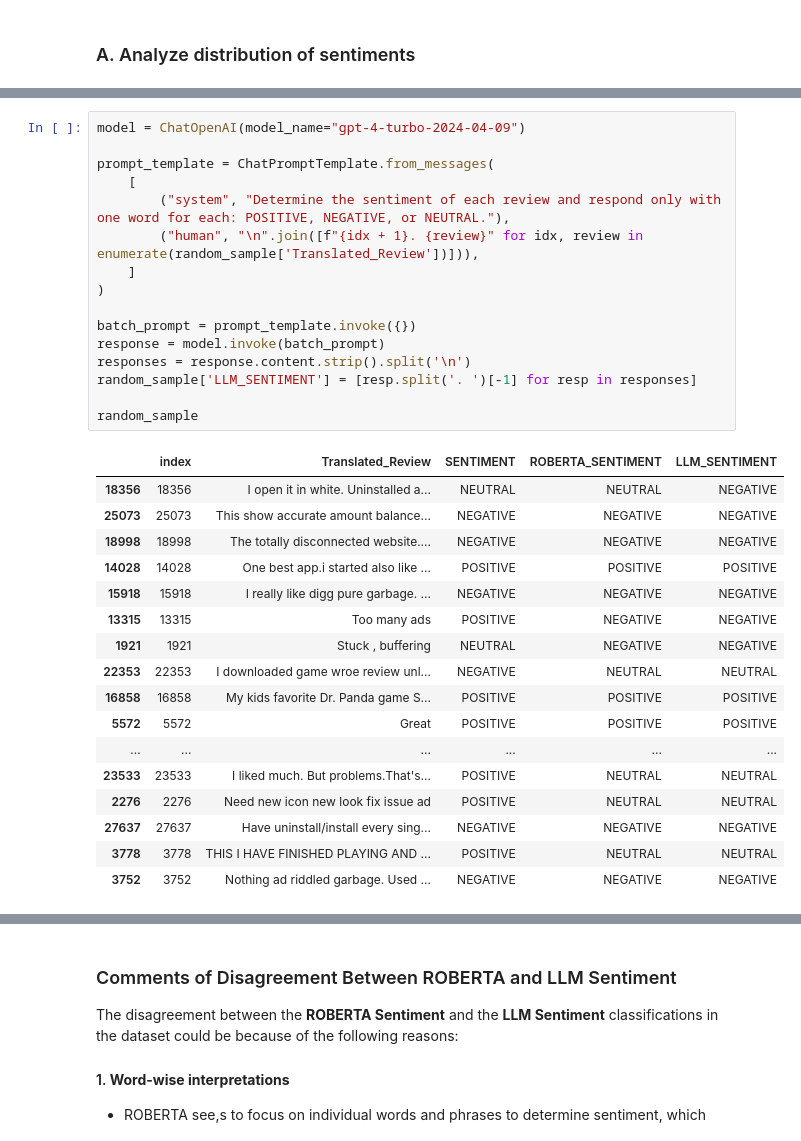
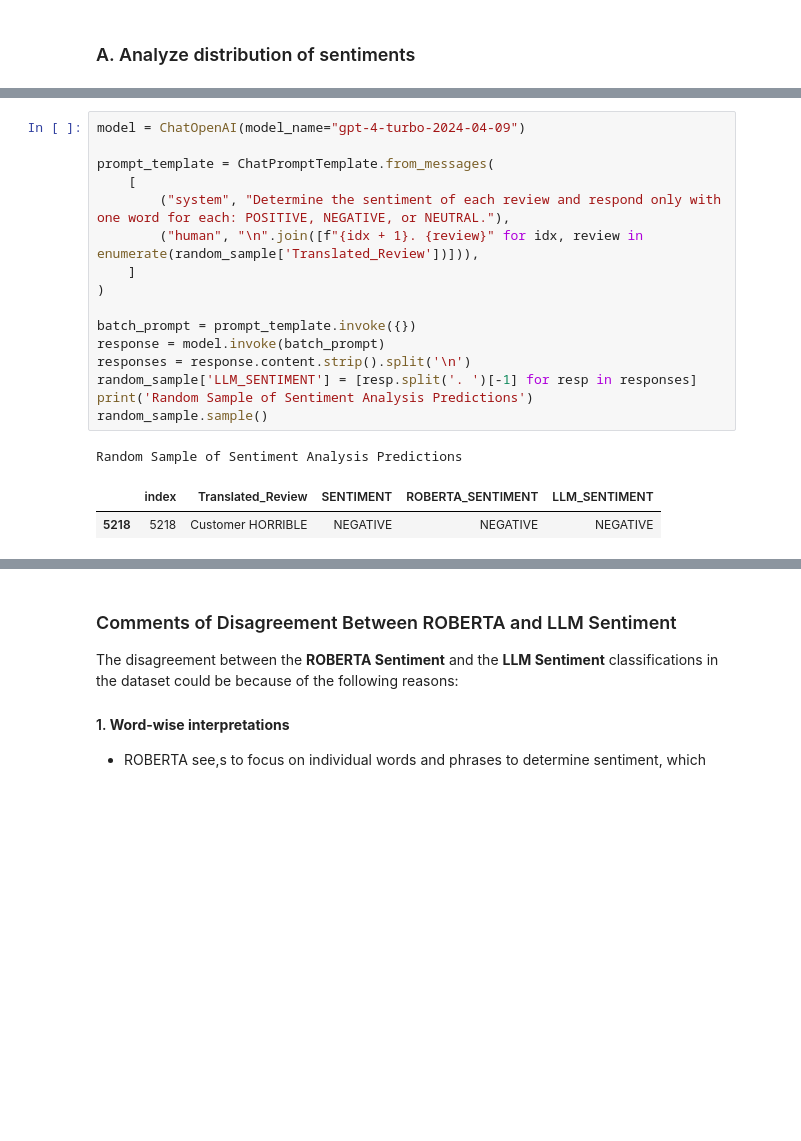
Before and after one commit to syed-rizvi-leanix/google_play_store_reviews, a Jupyter notebook: google_play_store.ipynb, the cells around one changed output, grey strips where cells are left out. Cells and saved outputs as stored; diff of their text form; blank space fills up the shorter version.

```diff
--- a/google_play_store.ipynb
+++ b/google_play_store.ipynb
@@ -239,37 +251,23 @@ Device set to use 0
 # %%
 model = ChatOpenAI(model_name="gpt-4-turbo-2024-04-09")
 
 prompt_template = ChatPromptTemplate.from_messages(
     [
         ("system", "Determine the sentiment of each review and respond only with one word for each: POSITIVE, NEGATIVE, or NEUTRAL."),
         ("human", "\n".join([f"{idx + 1}. {review}" for idx, review in enumerate(random_sample['Translated_Review'])])),
     ]
 )
 
 batch_prompt = prompt_template.invoke({})
 response = model.invoke(batch_prompt)
 responses = response.content.strip().split('\n')
 random_sample['LLM_SENTIMENT'] = [resp.split('. ')[-1] for resp in responses]
-
-random_sample
+print('Random Sample of Sentiment Analysis Predictions')
+random_sample.sample()
 # %% [output]
+Random Sample of Sentiment Analysis Predictions
 |  | index | Translated_Review | SENTIMENT | ROBERTA_SENTIMENT | LLM_SENTIMENT |
-| 18356 | 18356 | I open it in white. Uninstalled a... | NEUTRAL | NEUTRAL | NEGATIVE |
-| 25073 | 25073 | This show accurate amount balance... | NEGATIVE | NEGATIVE | NEGATIVE |
-| 18998 | 18998 | The totally disconnected website.... | NEGATIVE | NEGATIVE | NEGATIVE |
-| 14028 | 14028 | One best app.i started also like ... | POSITIVE | POSITIVE | POSITIVE |
-| 15918 | 15918 | I really like digg pure garbage. ... | NEGATIVE | NEGATIVE | NEGATIVE |
-| 13315 | 13315 | Too many ads | POSITIVE | NEGATIVE | NEGATIVE |
-| 1921 | 1921 | Stuck , buffering | NEUTRAL | NEGATIVE | NEGATIVE |
-| 22353 | 22353 | I downloaded game wroe review unl... | NEGATIVE | NEUTRAL | NEUTRAL |
-| 16858 | 16858 | My kids favorite Dr. Panda game S... | POSITIVE | POSITIVE | POSITIVE |
-| 5572 | 5572 | Great | POSITIVE | POSITIVE | POSITIVE |
-| ... | ... | ... | ... | ... | ... |
-| 23533 | 23533 | I liked much. But problems.That's... | POSITIVE | NEUTRAL | NEUTRAL |
-| 2276 | 2276 | Need new icon new look fix issue ad | POSITIVE | NEUTRAL | NEUTRAL |
-| 27637 | 27637 | Have uninstall/install every sing... | NEGATIVE | NEGATIVE | NEGATIVE |
-| 3778 | 3778 | THIS I HAVE FINISHED PLAYING AND ... | POSITIVE | NEUTRAL | NEUTRAL |
-| 3752 | 3752 | Nothing ad riddled garbage. Used ... | NEGATIVE | NEGATIVE | NEGATIVE |
+| 5218 | 5218 | Customer HORRIBLE | NEGATIVE | NEGATIVE | NEGATIVE |
 # %%
 random_sample['ROBERTA_SENTIMENT'] = random_sample['ROBERTA_SENTIMENT'].str.strip().str.upper()
 random_sample['LLM_SENTIMENT'] = random_sample['LLM_SENTIMENT'].str.strip().str.upper()
```
Also changed, not shown: parts of 18 cells of this notebook, 34 other files.
